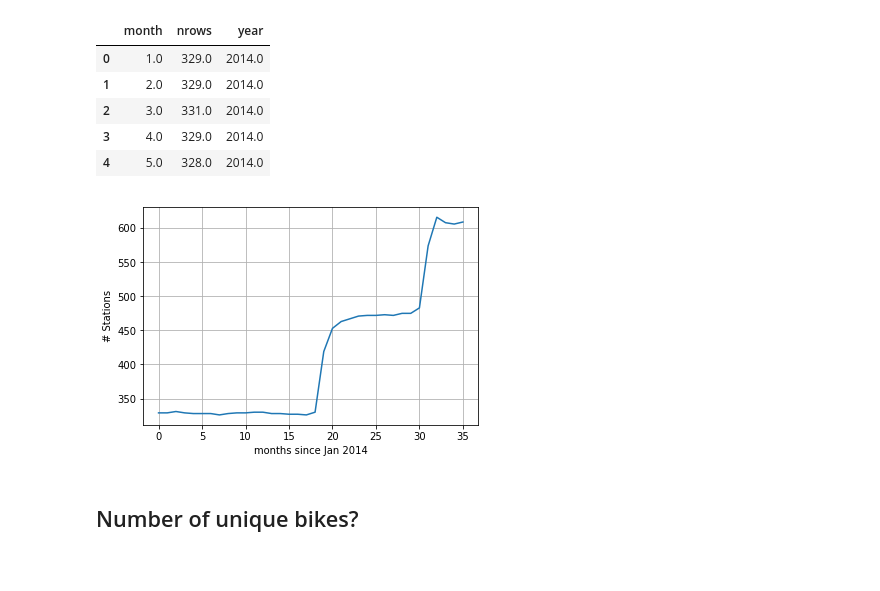
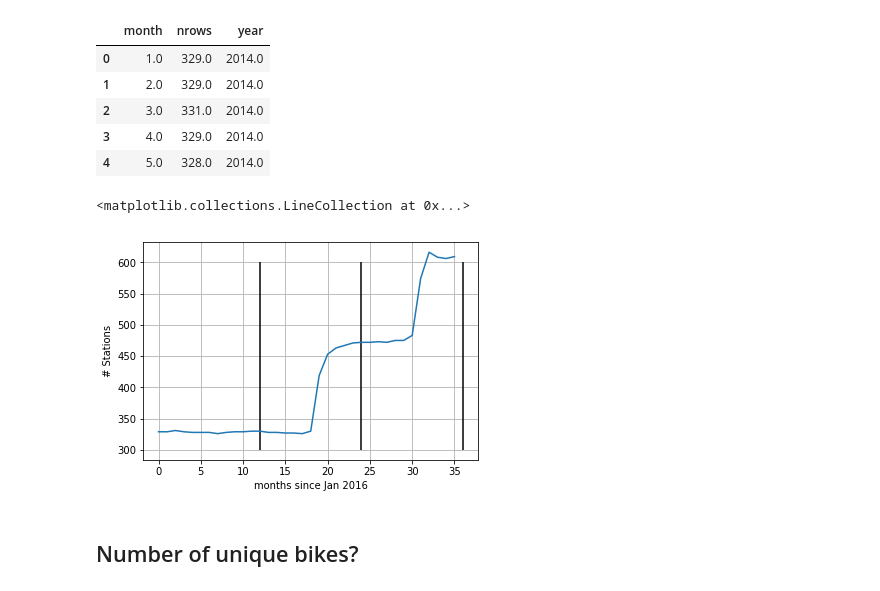
Before and after one commit to andypicke/Springboard_DataScience, a Jupyter notebook: Capstone_1/citibike_EDA.ipynb, the cells around one changed output. Cells and saved outputs as stored; diff of their text form; code cells hidden in the pictures.

```diff
--- a/Capstone_1/citibike_EDA.ipynb
+++ b/Capstone_1/citibike_EDA.ipynb
@@ -245,6 +263,6 @@ plt.ylabel('avg duration (mins)')
 # %%
 # Rides per station (* stations change over time?)
-year=2015
+year=2016
 query = "SELECT start_station_id, count(*) as num_rides FROM rides WHERE year=? GROUP BY start_station_id ORDER BY num_rides DESC"
 df = pd.read_sql_query(query,con, params=[year])
 plt.boxplot(df.num_rides);
@@ -416,11 +434,16 @@ df_stat.head()
 | 4 | 5.0 | 328.0 | 2014.0 |
 # %%
 plt.plot(df_stat.nrows)
-plt.grid();
-plt.ylabel('# Stations');
-plt.xlabel('months since Jan 2014');
+plt.grid() ;
+plt.ylabel('# Stations') ;
+plt.xlabel('months since Jan 2016') ;
+# add lines to separate years
+plt.vlines(12,300,600)
+plt.vlines(24,300,600)
+plt.vlines(36,300,600)
 # %% [output]
+<matplotlib.collections.LineCollection at 0x...>
-[figure, old version]
+[figure, new version]
 # %% [markdown]
 ## Number of unique bikes?
 # %%
```
Also changed, not shown: parts of 4 cells of this notebook, 1 other file.
